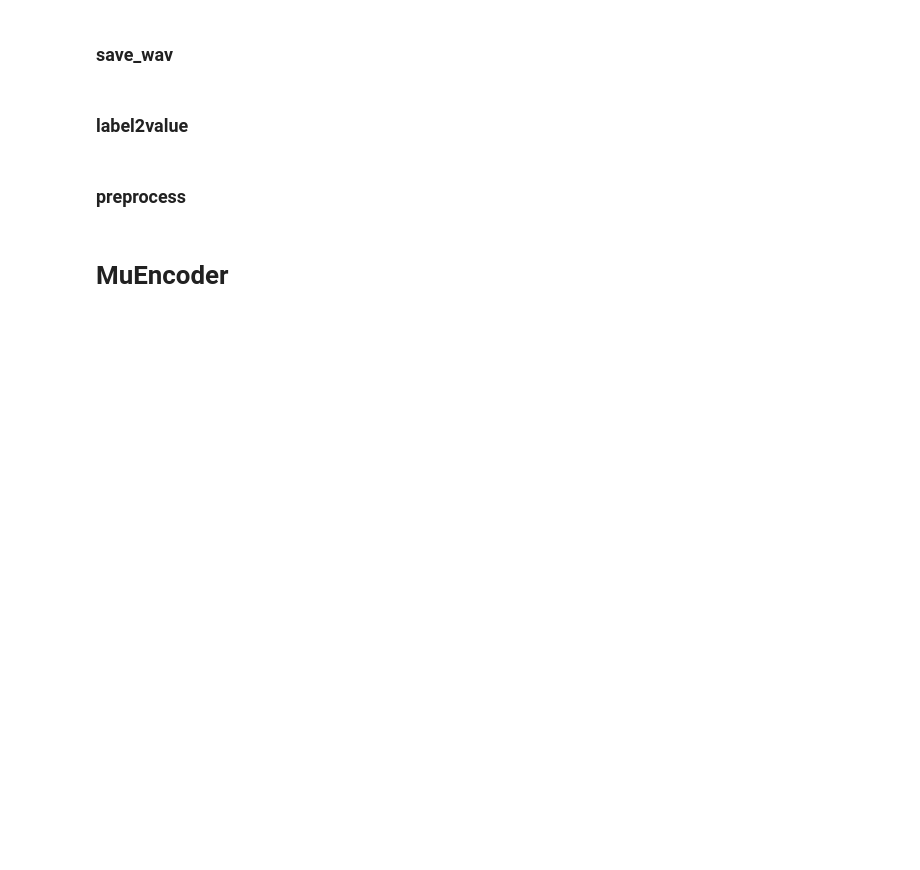
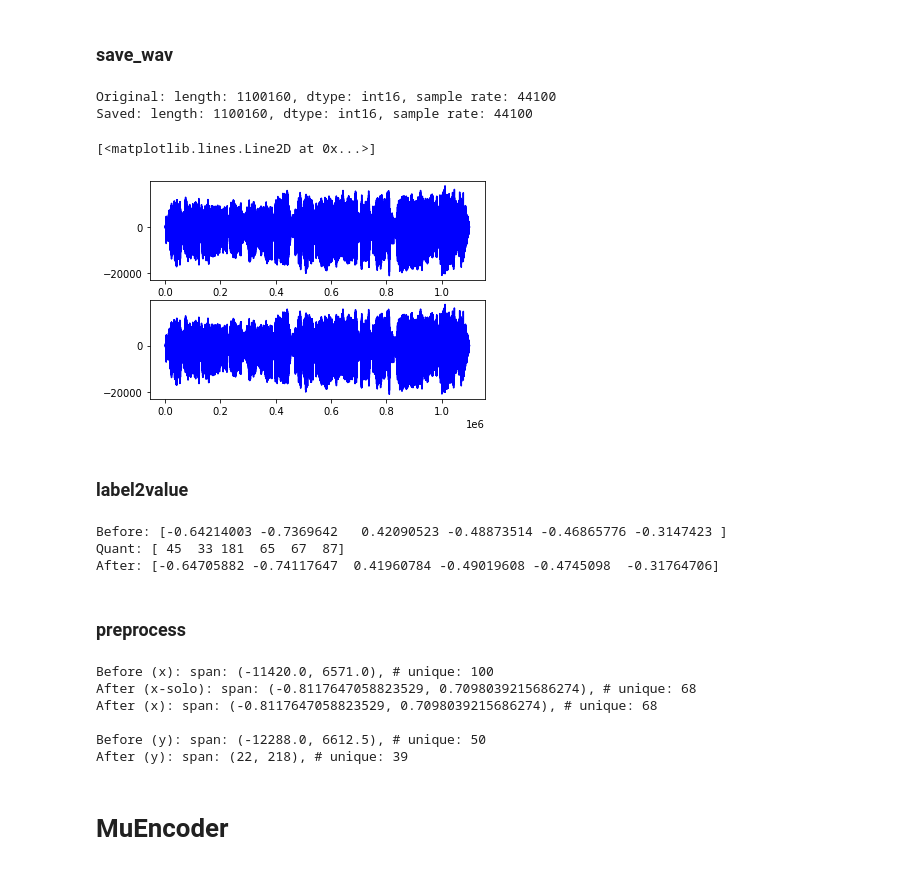
Before and after one commit to rudolfix/Wavenet-PyTorch, a Jupyter notebook: test_units.ipynb, the cells around one changed output. Saved outputs shown, nothing was run; the diff lists cells and outputs as text; code cells hidden in the pictures; blank space fills up the shorter version.

```diff
--- a/test_units.ipynb
+++ b/test_units.ipynb
@@ -103,26 +128,31 @@ print('After (y): span: {}, # unique: {}'.format(
 ### save_wav
 # %%
 filename_out = './tmp.wav'
-audio, dtype, sr = ad._load_audio_from_wav('./audio/classical.wav')
+audio, dtype, sr = ad._load_audio_from_wav('./audio/001.wav')
 print('Original: length: {}, dtype: {}, sample rate: {}'.format(
     len(audio), dtype, sr))
 
 ad.save_wav(filename_out, audio, sr)
 
 audio_out, dtype_out, sr_out = ad._load_audio_from_wav(filename_out)
 print('Saved: length: {}, dtype: {}, sample rate: {}'.format(
     len(audio_out), dtype_out, sr_out))
 
 plt.subplot(211)
 plt.plot(range(len(audio)), audio, 'b')
 plt.subplot(212)
 plt.plot(range(len(audio_out)), audio_out, 'b')
+# %% [output]
+Original: length: 1100160, dtype: int16, sample rate: 44100
+Saved: length: 1100160, dtype: int16, sample rate: 44100
+[<matplotlib.lines.Line2D at 0x...>]
+[figure, added]
 # %% [markdown]
 ### label2value
 # %%
 x_len = 100
 y_len = 50
-audio, _, _ = ad._load_audio_from_wav('./audio/classical.wav')
+audio, _, _ = ad._load_audio_from_wav('./audio/001.wav')
 x, y = ad._extract_segment(audio, x_len, y_len)
 
 y_enc = ad.encoder.encode(y)
@@ -134,12 +164,16 @@ idxs = np.random.randint(y_len, size=6)
 print('Before: {}'.format(y_enc[idxs]))
 print('Quant: {}'.format(y_q[idxs]))
 print('After: {}'.format(y_val[idxs]))
+# %% [output]
+Before: [-0.64214003 -0.7369642   0.42090523 -0.48873514 -0.46865776 -0.3147423 ]
+Quant: [ 45  33 181  65  67  87]
+After: [-0.64705882 -0.74117647  0.41960784 -0.49019608 -0.4745098  -0.31764706]
 # %% [markdown]
 ### preprocess
 # %%
 x_len = 100
 y_len = 50
-audio, _, _ = ad._load_audio_from_wav('./audio/classical.wav')
+audio, _, _ = ad._load_audio_from_wav('./audio/001.wav')
 x, y = ad._extract_segment(audio, x_len, y_len)
 
 x_solo = ad.preprocess(x)
@@ -156,6 +190,13 @@ print('Before (y): span: {}, # unique: {}'.format(
     (np.min(y), np.max(y)), len(np.unique(y))))
 print('After (y): span: {}, # unique: {}'.format(
     (np.min(y_wy), np.max(y_wy)), len(np.unique(y_wy))))
+# %% [output]
+Before (x): span: (-11420.0, 6571.0), # unique: 100
+After (x-solo): span: (-0.8117647058823529, 0.7098039215686274), # unique: 68
+After (x): span: (-0.8117647058823529, 0.7098039215686274), # unique: 68
+
+Before (y): span: (-12288.0, 6612.5), # unique: 50
+After (y): span: (22, 218), # unique: 39
 # %% [markdown]
 # MuEncoder
 # %%
```
Also changed, not shown: parts of 19 cells of this notebook, 3 other files.
